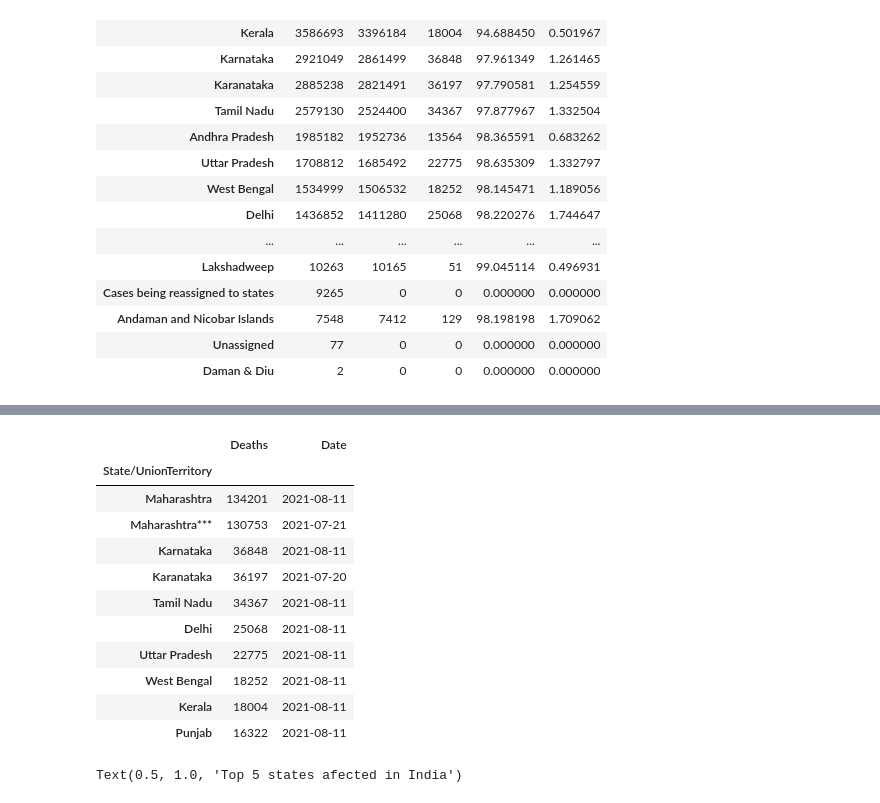
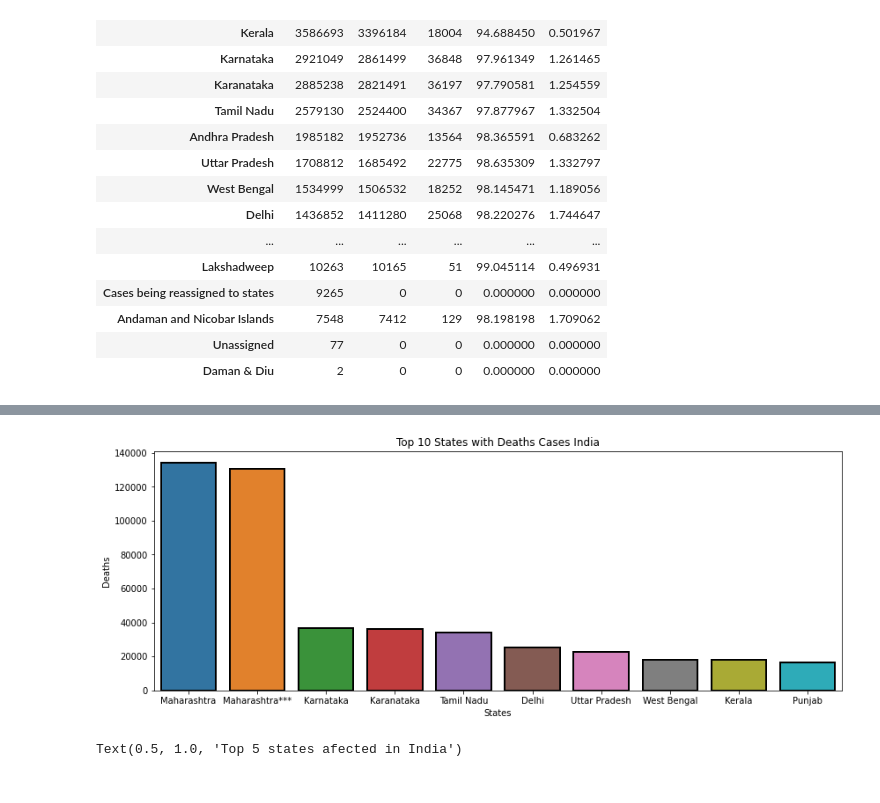
Before and after one commit to 835017-Revathy/Kaggle-Projects, a Jupyter notebook: covid-19-in-india-analysis.ipynb, the cells around one changed output, grey strips where cells are left out. Saved outputs shown, nothing was run; the diff lists cells and outputs as text; code cells hidden in the pictures.

```diff
--- a/covid-19-in-india-analysis.ipynb
+++ b/covid-19-in-india-analysis.ipynb
@@ -183,0 +209,4 @@ top_10_active_cases
+# %%
+top_10_deaths  = covid_df.groupby("State").max()['Deaths'].to_frame("Deaths")
+top_10_deaths = top_10_deaths.sort_values("Deaths",ascending=False)[:10]
+top_10_deaths
@@ -184,26 +226,13 @@ top_10_active_cases
 # %%
-#Top states with highest deaths
-top_10_deaths = covid_df.groupby(by='State/UnionTerritory').max()[['Deaths','Date']].sort_values(by='Deaths',ascending=False).head(10)
-top_10_deaths
-#fig = plt.figure(figsize=(18,5))
-#plt.title("Top 10 Deaths",size=10)
-#ax = sns.barplot(data=top_10_deaths,y="Deaths",x="State/UnionTerritory",linewidth=2,edgecolor="black")
-#plt.xlabel("States")
-#plt.ylabel("Total Deaths")
-#plt.show()
+##Top Ten states based on Deaths Cases
+fig = plt.figure(figsize=(14,5))
+plt.title("Top 10 States with Deaths Cases India")
+x = sns.barplot(data = top_10_deaths,y=top_10_deaths.Deaths,x=top_10_deaths.index,linewidth =2,edgecolor='Black')
+plt.xlabel("States")
+plt.ylabel("Deaths")
+plt.show()
 # %% [output]
-|  | Deaths | Date |
-| State/UnionTerritory |  |  |
-| Maharashtra | 134201 | 2021-08-11 |
-| Maharashtra*** | 130753 | 2021-07-21 |
-| Karnataka | 36848 | 2021-08-11 |
-| Karanataka | 36197 | 2021-07-20 |
-| Tamil Nadu | 34367 | 2021-08-11 |
-| Delhi | 25068 | 2021-08-11 |
-| Uttar Pradesh | 22775 | 2021-08-11 |
-| West Bengal | 18252 | 2021-08-11 |
-| Kerala | 18004 | 2021-08-11 |
-| Punjab | 16322 | 2021-08-11 |
+[figure, added]
 # %%
 #Growth Trend
 fig = plt.figure(figsize=(12,6))
```
Also changed, not shown: parts of 6 cells of this notebook.
